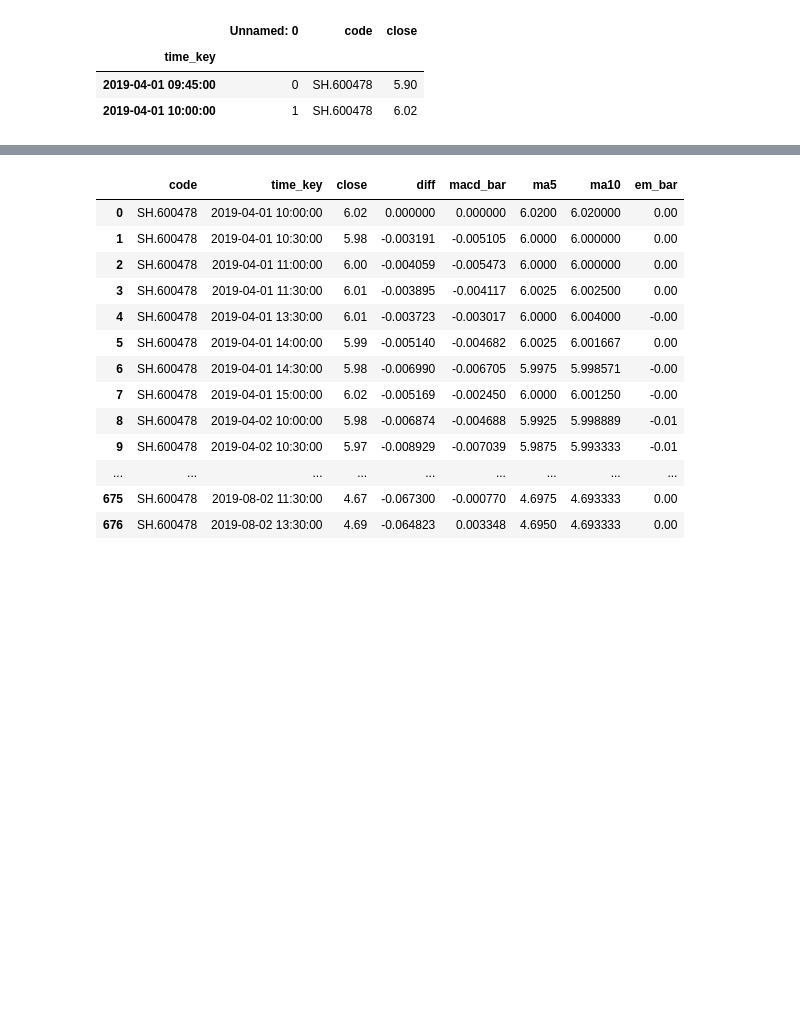
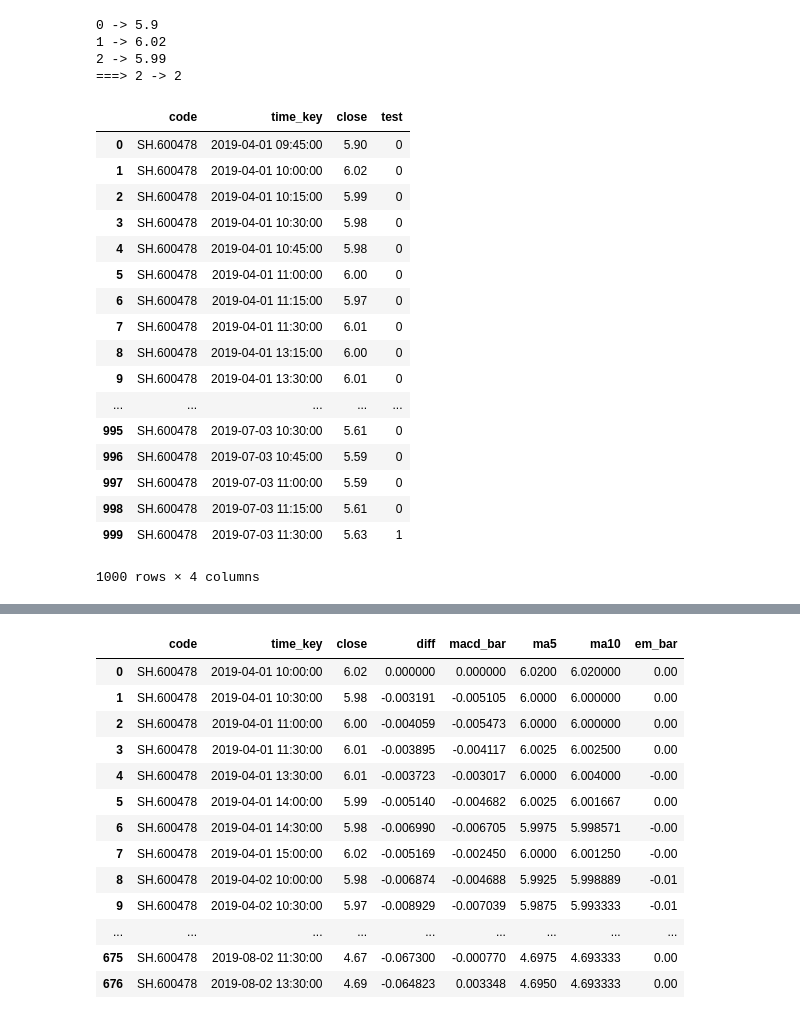
Before and after one commit to drunkpig/macd_exp, a Jupyter notebook: Untitled.ipynb, the cells around one changed output, grey strips where cells are left out. Cells and saved outputs as stored; diff of their text form; code cells hidden in the pictures; blank space fills up the shorter version.

```diff
--- a/Untitled.ipynb
+++ b/Untitled.ipynb
@@ -15,14 +36,73 @@ ret, data, page_req_key = quote_ctx.request_history_kline('SH.600478', start='20
 
 data.to_csv('SH.600478.K_15M.csv')
 
-df = pd.read_csv('SH.600478.K_15M.csv', index_col='time_key')
+df = pd.read_csv('SH.600478.K_15M.csv', index_col=0)
-# %%
-df[0:2]
-# %% [output]
-|  | Unnamed: 0 | code | close |
-| time_key |  |  |  |
-| 2019-04-01 09:45:00 | 0 | SH.600478 | 5.90 |
-| 2019-04-01 10:00:00 | 1 | SH.600478 | 6.02 |
+# %%
+df['test'] = 0
+
+seri = df.iloc[0:3].close
+
+for i, close in seri.items():
+    print(f'{i} -> {close}')
+
+# 扫描除去零碎的绿柱区间
+# 找到主峰，然后左右找到延伸。记录主峰
+# 除去主峰（属于主峰的赋值为0）
+# 当主峰高度为0的时候退出
+
+min_val = df.iloc[15:40].close.min()
+min_index = df.iloc[15:40].close.idxmin( axis=0)
+
+df.at[min_index, 'test'] = 1
+arr = df.iloc[15:40].close.array
+type(arr)
+# 从min_index先向左侧扫
+arr_min_index = min_index - 15
+for i in range(arr_min_index, 0+2, -1):
+
+    if arr[i]<=arr[i-1] or arr[i]<=arr[i-2]:
+        continue
+    else:
+        break # i 就是左侧波谷
+
+
+# 从min_index向右侧扫描
+for j in range(arr_min_index, 40-15-2):
+
+    if arr[j]<=arr[j+1] or arr[j]<=arr[j+2]:
+        continue
+    else:
+        break # j 就是右侧波谷
+
+# 从[i, j]区间剩下的段继续加入迭代区间
+print(f'===> {i} -> {j}')
+# %% [output]
+0 -> 5.9
+1 -> 6.02
+2 -> 5.99
+===> 2 -> 2
+# %%
+df.at[999,'test']=1
+df
+# %% [output]
+|  | code | time_key | close | test |
+| 0 | SH.600478 | 2019-04-01 09:45:00 | 5.90 | 0 |
+| 1 | SH.600478 | 2019-04-01 10:00:00 | 6.02 | 0 |
+| 2 | SH.600478 | 2019-04-01 10:15:00 | 5.99 | 0 |
+| 3 | SH.600478 | 2019-04-01 10:30:00 | 5.98 | 0 |
+| 4 | SH.600478 | 2019-04-01 10:45:00 | 5.98 | 0 |
+| 5 | SH.600478 | 2019-04-01 11:00:00 | 6.00 | 0 |
+| 6 | SH.600478 | 2019-04-01 11:15:00 | 5.97 | 0 |
+| 7 | SH.600478 | 2019-04-01 11:30:00 | 6.01 | 0 |
+| 8 | SH.600478 | 2019-04-01 13:15:00 | 6.00 | 0 |
+| 9 | SH.600478 | 2019-04-01 13:30:00 | 6.01 | 0 |
+| ... | ... | ... | ... | ... |
+| 995 | SH.600478 | 2019-07-03 10:30:00 | 5.61 | 0 |
+| 996 | SH.600478 | 2019-07-03 10:45:00 | 5.59 | 0 |
+| 997 | SH.600478 | 2019-07-03 11:00:00 | 5.59 | 0 |
+| 998 | SH.600478 | 2019-07-03 11:15:00 | 5.61 | 0 |
+| 999 | SH.600478 | 2019-07-03 11:30:00 | 5.63 | 1 |
+1000 rows × 4 columns
 # %%
 
 
```
Also changed, not shown: parts of 4 cells of this notebook, 1 other file.
